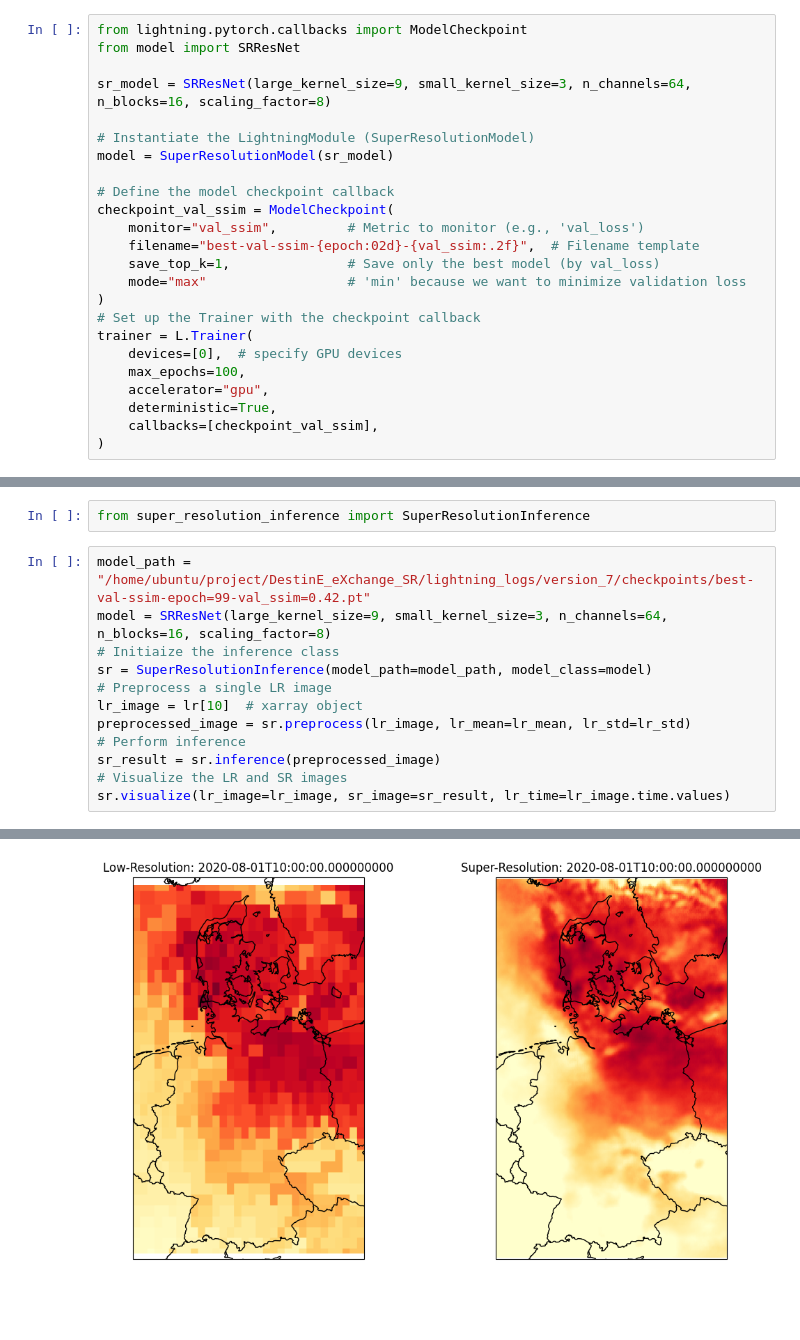
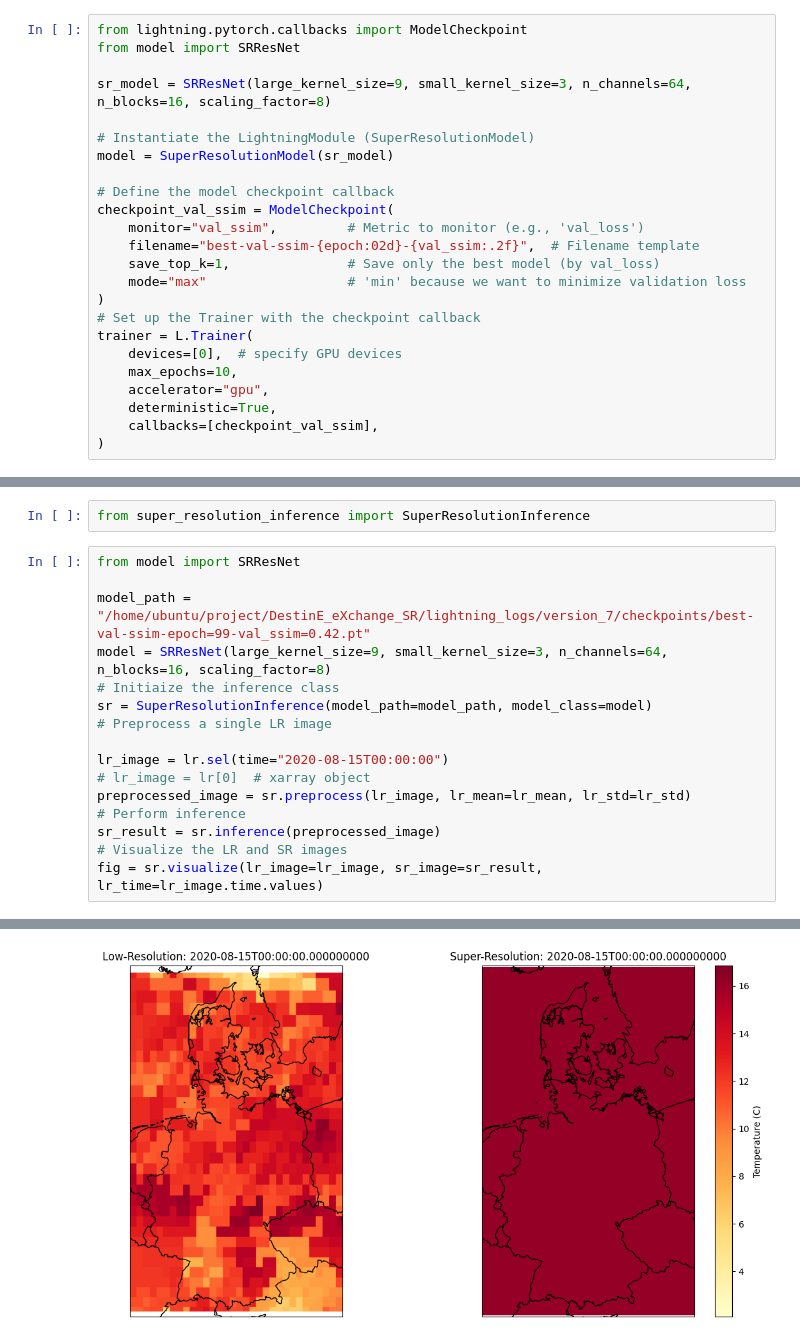
Before and after one commit to tetaud-sebastien/DestinE_eXchange_SR, a Jupyter notebook: SR_cacheB.ipynb, the cells around one changed output, grey strips where cells are left out. Drawn from its saved outputs; the diff is of its cells as text; blank space fills up the shorter version.

```diff
--- a/SR_cacheB.ipynb
+++ b/SR_cacheB.ipynb
@@ -381,7 +378,7 @@ checkpoint_val_ssim = ModelCheckpoint(
 # Set up the Trainer with the checkpoint callback
 trainer = L.Trainer(
     devices=[0],  # specify GPU devices
-    max_epochs=100,
+    max_epochs=10,
     accelerator="gpu",
     deterministic=True,
     callbacks=[checkpoint_val_ssim],
@@ -457,15 +442,19 @@ GIF saved at /home/ubuntu/project/DestinE_eXchange_SR/lightning_logs/version_7/v
 # %%
 from super_resolution_inference import SuperResolutionInference
 # %%
+from model import SRResNet
+
 model_path = "/home/ubuntu/project/DestinE_eXchange_SR/lightning_logs/version_7/checkpoints/best-val-ssim-epoch=99-val_ssim=0.42.pt"
 model = SRResNet(large_kernel_size=9, small_kernel_size=3, n_channels=64, n_blocks=16, scaling_factor=8)
 # Initiaize the inference class
 sr = SuperResolutionInference(model_path=model_path, model_class=model)
 # Preprocess a single LR image
-lr_image = lr[10]  # xarray object
+
+lr_image = lr.sel(time="2020-08-15T00:00:00")
+# lr_image = lr[0]  # xarray object
 preprocessed_image = sr.preprocess(lr_image, lr_mean=lr_mean, lr_std=lr_std)
 # Perform inference
 sr_result = sr.inference(preprocessed_image)
 # Visualize the LR and SR images
-sr.visualize(lr_image=lr_image, sr_image=sr_result, lr_time=lr_image.time.values)
+fig = sr.visualize(lr_image=lr_image, sr_image=sr_result, lr_time=lr_image.time.values)
 # %% [output]
@@ -475 +464 @@ sr.visualize(lr_image=lr_image, sr_image=sr_result, lr_time=lr_image.time.values
-[figure, old version]
+[figure, new version]
```
Also changed, not shown: parts of 9 cells of this notebook.
